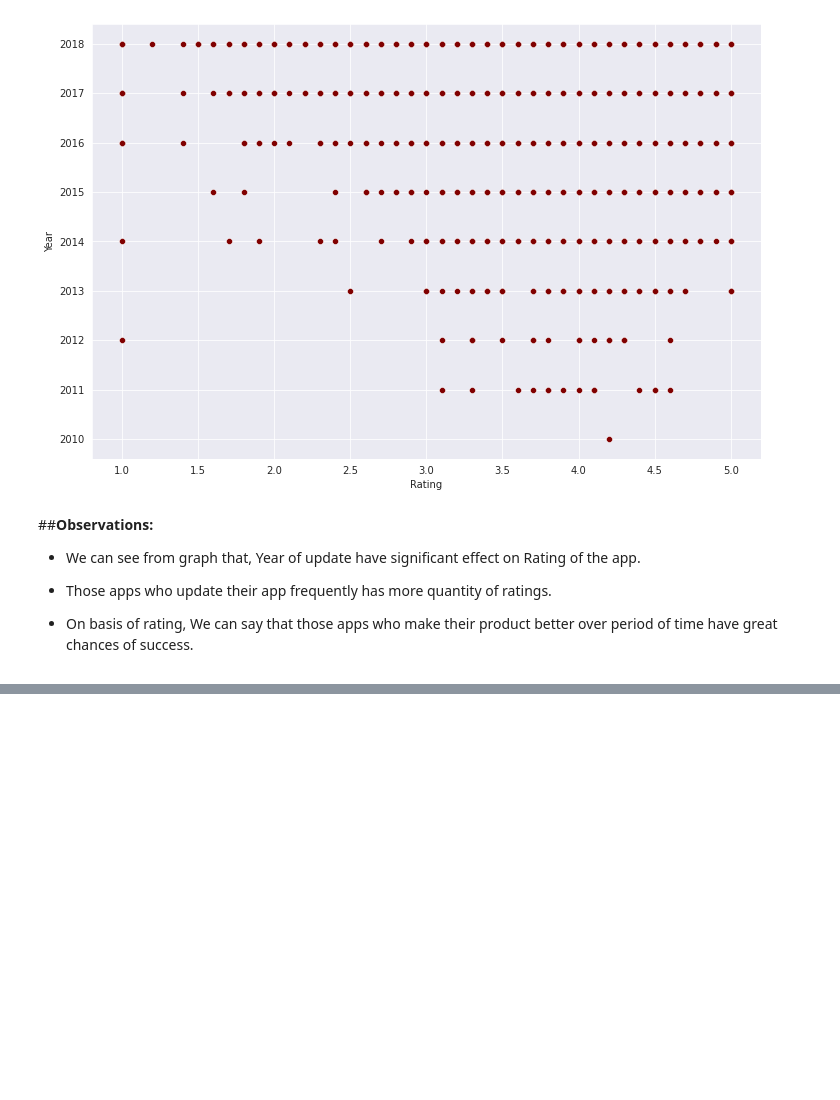
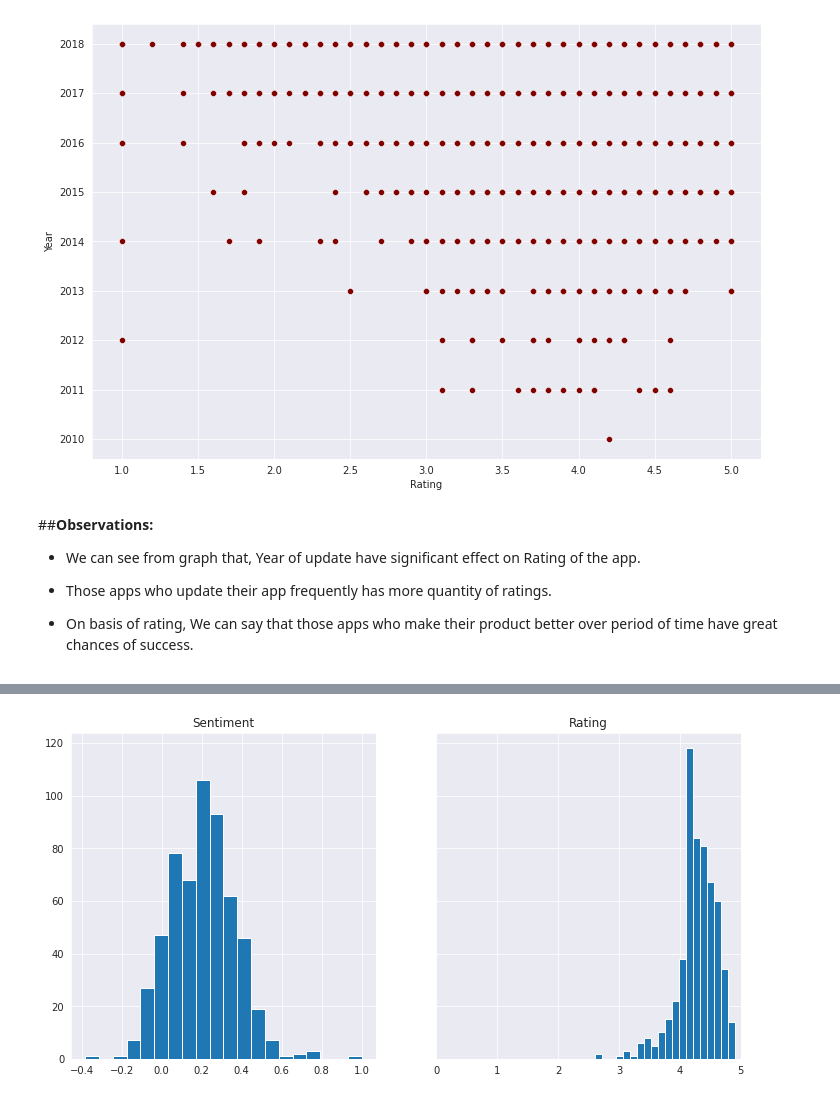
Before and after one commit to harishgawade1999/Playstore-App-Review-Analysis-, a Jupyter notebook: Harish_Play_Store_App_Review_Analysis_Capstone_Project.ipynb, the cells around one changed output, grey strips where cells are left out. Saved outputs shown, nothing was run; the diff lists cells and outputs as text; code cells hidden in the pictures; blank space fills up the shorter version.

```diff
--- a/Harish_Play_Store_App_Review_Analysis_Capstone_Project.ipynb
+++ b/Harish_Play_Store_App_Review_Analysis_Capstone_Project.ipynb
@@ -421,0 +482,9 @@ sns.scatterplot(x="Rating", y="Year", data=apps_data,color='maroon')
+# %%
+# Droping unnecessary columns
+reviews_data.drop(columns=["Translated_Review","Sentiment"], axis= 1, inplace= True)
+# %%
+# Droping missing data
+reviews_data.dropna(inplace= True)
+# %%
+# Joining two dataframes
+df_4 = pd.merge(apps_data, reviews_data, on="App", how ="inner")
@@ -421,0 +504,3 @@ sns.scatterplot(x="Rating", y="Year", data=apps_data,color='maroon')
+# %%
+# Taking mean of numeric data from df_4
+df_5 = df_4.groupby("App").mean()
@@ -421,0 +517,16 @@ sns.scatterplot(x="Rating", y="Year", data=apps_data,color='maroon')
+# %%
+# Create the plot for the histograms
+fig, ax = plt.subplots(nrows=1, ncols=2, figsize=(12,6), sharey=True)
+
+# Create the histograms
+ax[0].hist(df_5['Sentiment_Polarity'], bins=20)
+ax[1].hist(df_5.Rating, bins=20)
+ax[1].set_xlim(0, 5)
+
+# Add titles
+ax[0].set_title("Sentiment")
+ax[1].set_title("Rating")
+
+plt.show()
+# %% [output]
+[figure, added]
```
Also changed, not shown: parts of 15 cells of this notebook.
